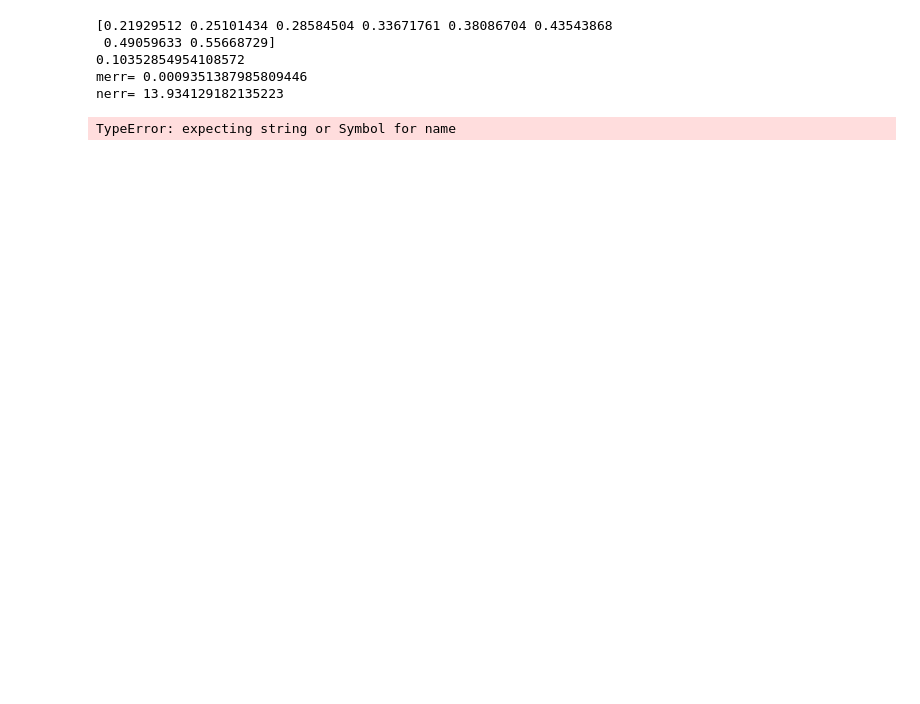
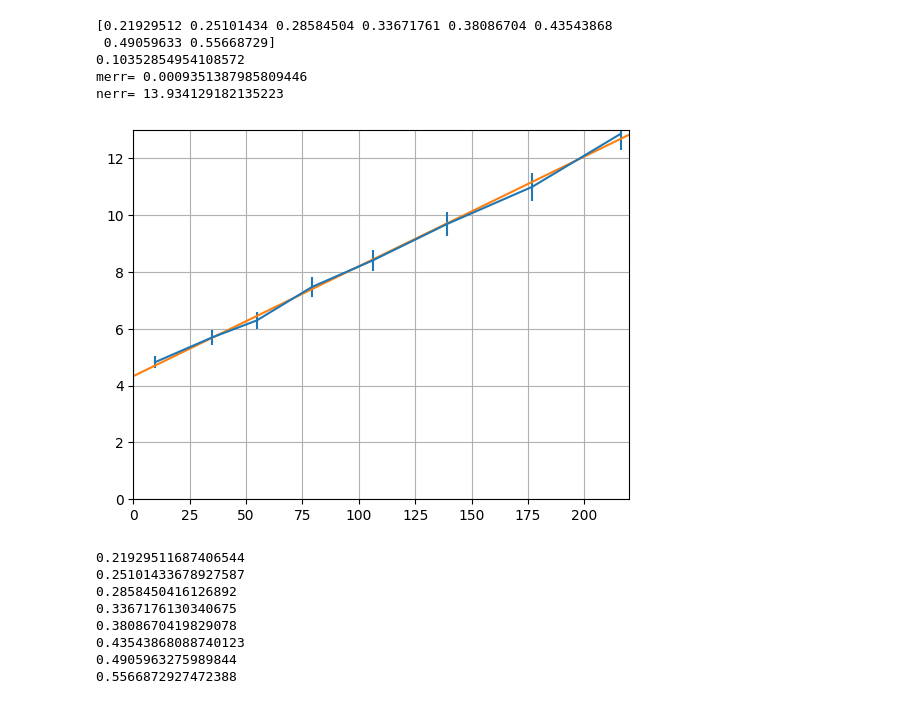
Before and after one commit to vschnizler/physikcode, a Jupyter notebook: P1/Versuch104.ipynb, the cells around one changed output. Drawn from its saved outputs; the diff is of its cells as text; code cells hidden in the pictures; blank space fills up the shorter version.

```diff
--- a/P1/Versuch104.ipynb
+++ b/P1/Versuch104.ipynb
@@ -2,32 +2,51 @@
 import numpy as np
 import sympy as sym
 import matplotlib.pylab as plt
 
 T = np.array([12.47, 9.82, 9.22, 9.16, 9.03, 9.06, 9.09, 9.35])
 a = np.array([3.1, 5.9, 7.4, 8.9, 10.3, 11.8, 13.3, 14.7])
 
 T = T/10
 
 dT = 0.2
 da = 0.1
 err = np.sqrt((2*a*T*(dT/10))**2  + (T**2 * da)**2)
 print(err)
 erravrg = len(T) / (np.sum(1/(err**2)))
 print(erravrg)
 xbar2 = 14900.6
 xbar = 102.09
 merr = np.sqrt(erravrg / (len(T) * (xbar2 - xbar)))
 print("merr=", merr)
 nerr = merr * xbar2
 print("nerr=",nerr)
 
+m, n = np.polyfit(a**2, a*T**2, 1)
+
+x = np.linspace(0, 220, 1000)
+plt.errorbar(a**2, a*T**2, yerr=err)
+plt.plot(x, m*x + n)
+plt.grid()
+plt.xlim([0, 220])
+plt.ylim([0, 13])
+plt.show()
 theta, rs, rl, mp, N, drs, drl, dmp, an, dan, i = sym.symbols('\Theta r_s r_l m_p N dr_s dr_l dm_p a_n da_n i')
 
-thetafunc = sym.Function(mp * (sym.Rational(1, 2) * rs**2 - ((rs**2)/(rs**2 - N*rl**2))*(4*rl**2+ + sym.summation(an, (i, 1, N)))))(rs, rl, mp, N, an, i)
+
+for i in err:
+    print(i)
 # %% [output]
 [0.21929512 0.25101434 0.28584504 0.33671761 0.38086704 0.43543868
  0.49059633 0.55668729]
 0.10352854954108572
 merr= 0.0009351387985809446
 nerr= 13.934129182135223
+[figure, added]
-TypeError: expecting string or Symbol for name
+0.21929511687406544
+0.25101433678927587
+0.2858450416126892
+0.3367176130340675
+0.3808670419829078
+0.43543868088740123
+0.4905963275989844
+0.5566872927472388
```
Also changed, not shown: 1 other file.
